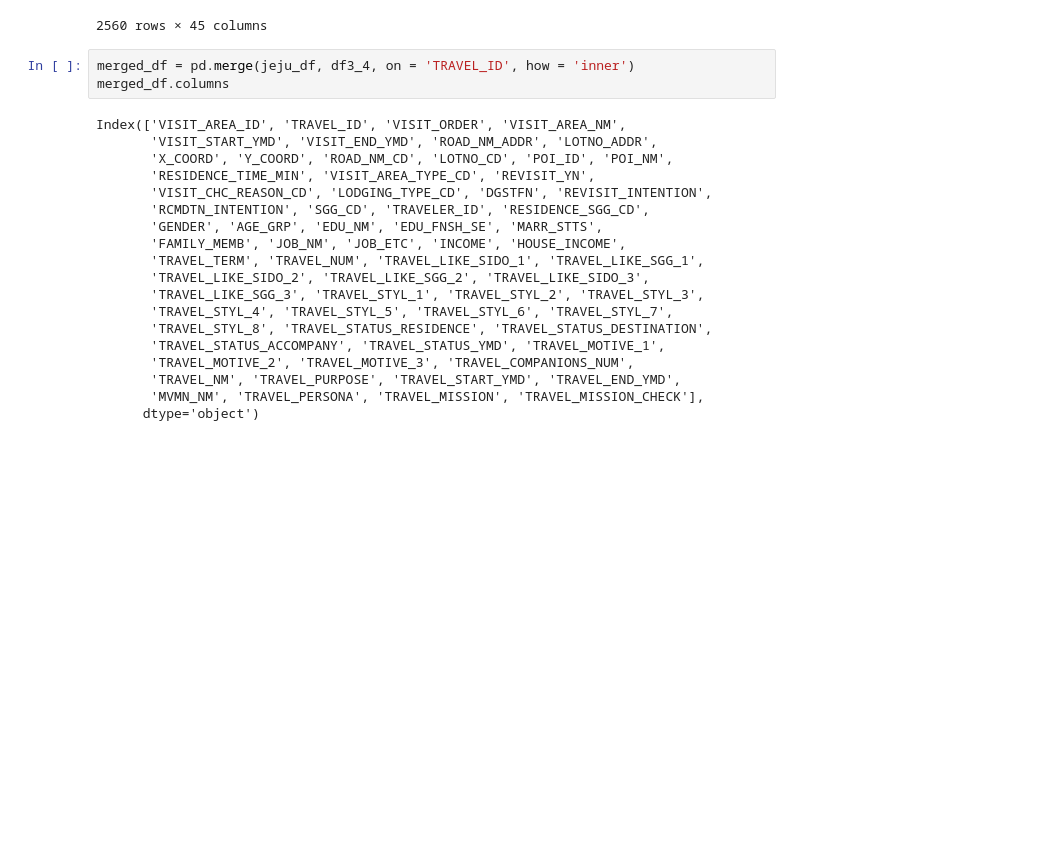
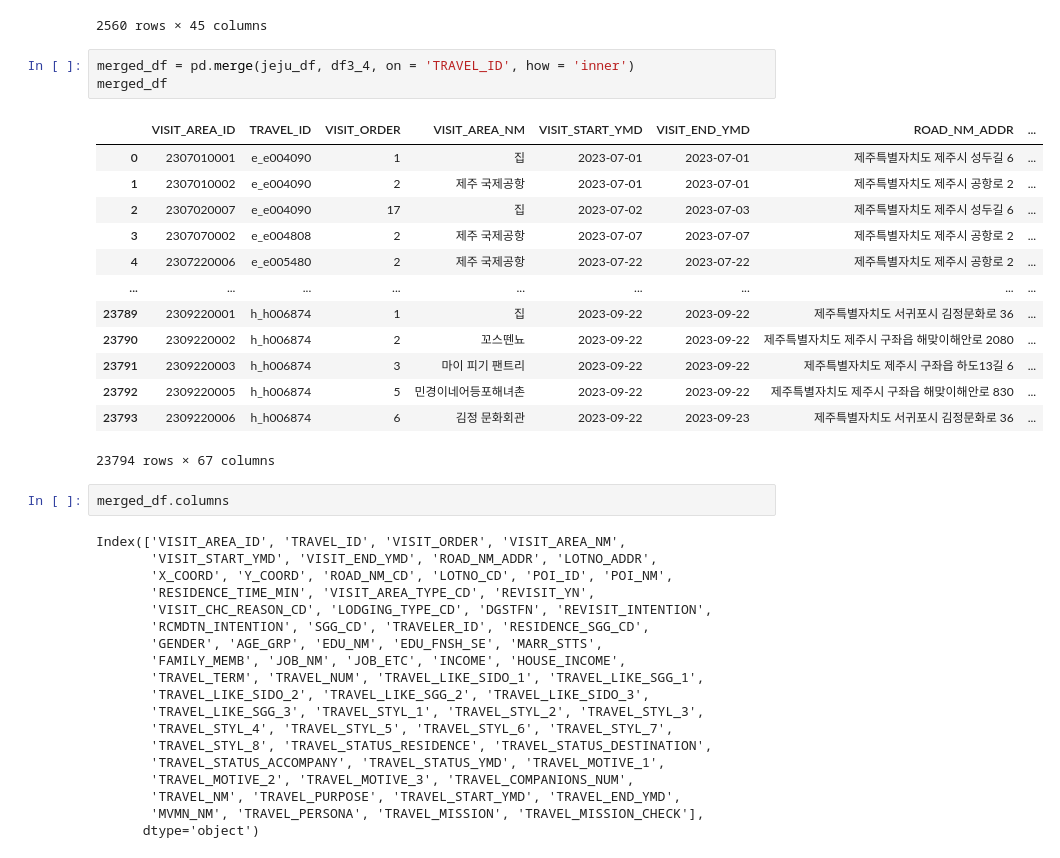
Before and after one commit to hanhee-cho/DA36_mini2_Jeju_for_All, a Jupyter notebook: temp.ipynb, the cells around one changed output. Drawn from its saved outputs; the diff is of its cells as text; blank space fills up the shorter version.

```diff
--- a/temp.ipynb
+++ b/temp.ipynb
@@ -131,8 +130,24 @@ df3_4
 | 2558 | h003082 | 11 | 남 | 20 | 6 | 2 | 1 | 1 | ... |
 | 2559 | h003638 | 30 | 여 | 30 | 6 | 1 | 1 | 4 | ... |
 2560 rows × 45 columns
+# %%
+merged_df = pd.merge(jeju_df, df3_4, on = 'TRAVEL_ID', how = 'inner')
+merged_df
+# %% [output]
+|  | VISIT_AREA_ID | TRAVEL_ID | VISIT_ORDER | VISIT_AREA_NM | VISIT_START_YMD | VISIT_END_YMD | ROAD_NM_ADDR | ... |
+| 0 | 2307010001 | e_e004090 | 1 | 집 | 2023-07-01 | 2023-07-01 | 제주특별자치도 제주시 성두길 6 | ... |
+| 1 | 2307010002 | e_e004090 | 2 | 제주 국제공항 | 2023-07-01 | 2023-07-01 | 제주특별자치도 제주시 공항로 2 | ... |
+| 2 | 2307020007 | e_e004090 | 17 | 집 | 2023-07-02 | 2023-07-03 | 제주특별자치도 제주시 성두길 6 | ... |
+| 3 | 2307070002 | e_e004808 | 2 | 제주 국제공항 | 2023-07-07 | 2023-07-07 | 제주특별자치도 제주시 공항로 2 | ... |
+| 4 | 2307220006 | e_e005480 | 2 | 제주 국제공항 | 2023-07-22 | 2023-07-22 | 제주특별자치도 제주시 공항로 2 | ... |
+| ... | ... | ... | ... | ... | ... | ... | ... | ... |
+| 23789 | 2309220001 | h_h006874 | 1 | 집 | 2023-09-22 | 2023-09-22 | 제주특별자치도 서귀포시 김정문화로 36 | ... |
+| 23790 | 2309220002 | h_h006874 | 2 | 꼬스뗀뇨 | 2023-09-22 | 2023-09-22 | 제주특별자치도 제주시 구좌읍 해맞이해안로 2080 | ... |
+| 23791 | 2309220003 | h_h006874 | 3 | 마이 피기 팬트리 | 2023-09-22 | 2023-09-22 | 제주특별자치도 제주시 구좌읍 하도13길 6 | ... |
+| 23792 | 2309220005 | h_h006874 | 5 | 민경이네어등포해녀촌 | 2023-09-22 | 2023-09-22 | 제주특별자치도 제주시 구좌읍 해맞이해안로 830 | ... |
+| 23793 | 2309220006 | h_h006874 | 6 | 김정 문화회관 | 2023-09-22 | 2023-09-23 | 제주특별자치도 서귀포시 김정문화로 36 | ... |
+23794 rows × 67 columns
 # %%
-merged_df = pd.merge(jeju_df, df3_4, on = 'TRAVEL_ID', how = 'inner')
 merged_df.columns
 # %% [output]
 Index(['VISIT_AREA_ID', 'TRAVEL_ID', 'VISIT_ORDER', 'VISIT_AREA_NM',
```
Also changed, not shown: parts of 6 cells of this notebook.
